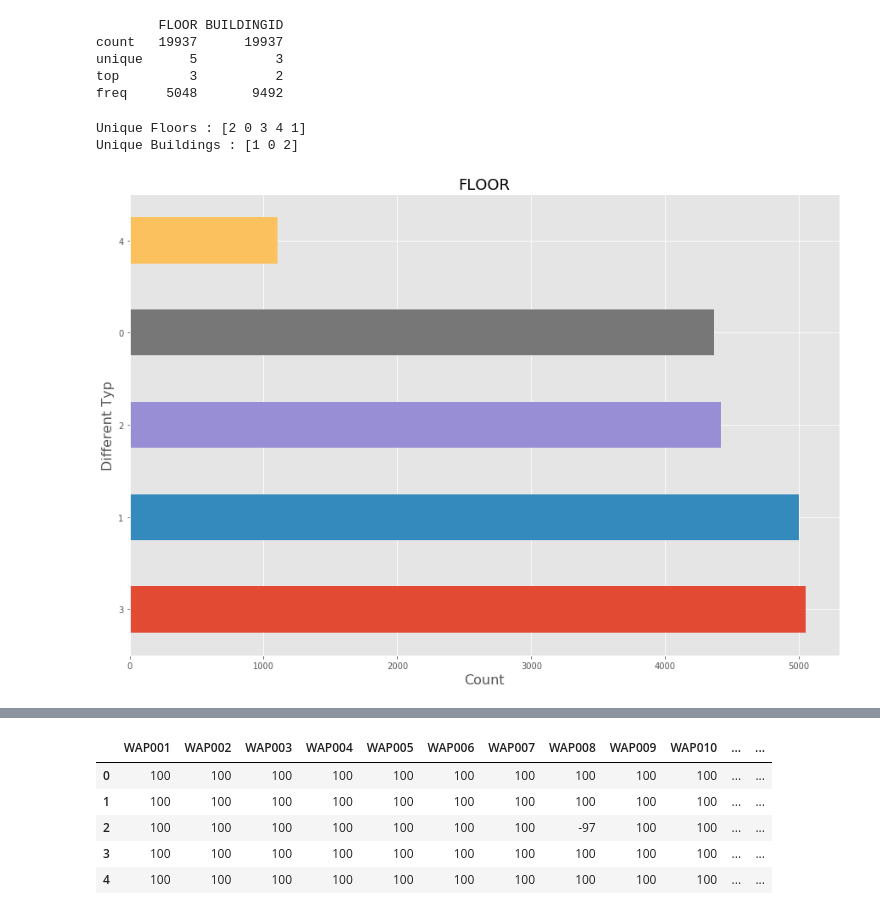
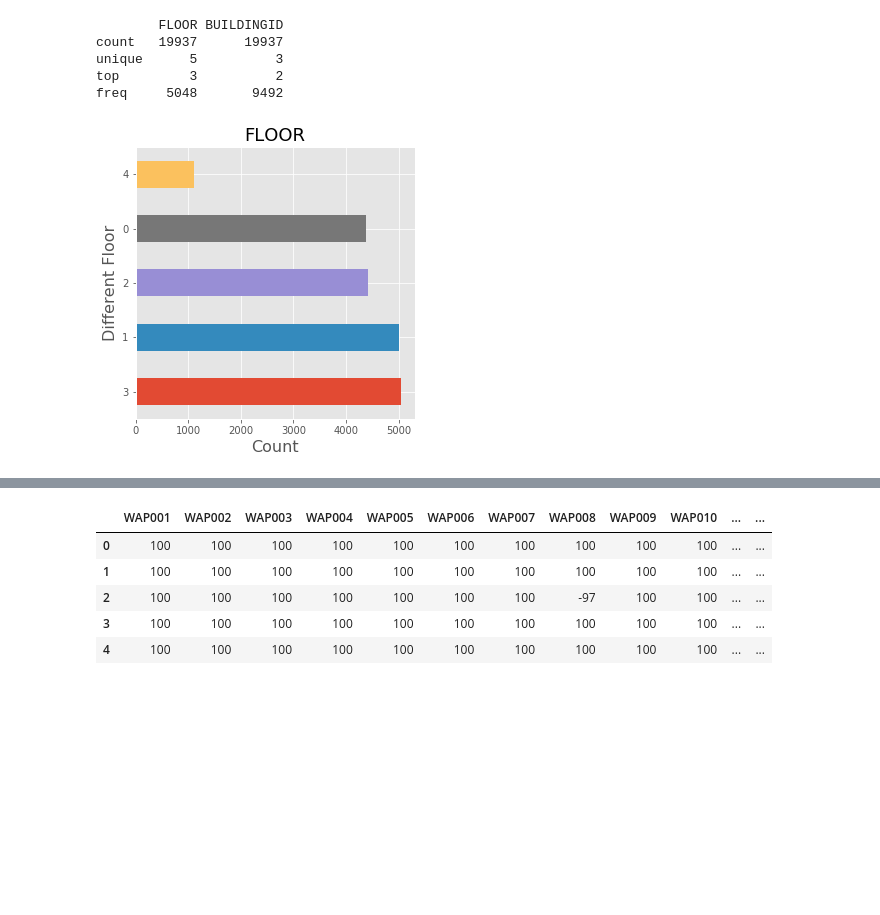
Before and after one commit to AndreasNehls/IoT_Analytics, a Jupyter notebook: python/IoT_preprocessing.ipynb, the cells around one changed output, grey strips where cells are left out. Cells and saved outputs as stored; diff of their text form; code cells hidden in the pictures; blank space fills up the shorter version.

```diff
--- a/python/IoT_preprocessing.ipynb
+++ b/python/IoT_preprocessing.ipynb
@@ -144,25 +133,20 @@ count   19937      19937
 unique      5          3
 top         3          2
 freq     5048       9492
-# %%
-FLOOR_uni = df_train["FLOOR"].unique()
-print('Unique Floors : {}'.format(FLOOR_uni))
-BUILDINGID_uni = df_train["BUILDINGID"].unique()
-print('Unique Buildings : {}'.format(BUILDINGID_uni))
-# %% [output]
-Unique Floors : [2 0 3 4 1]
-Unique Buildings : [1 0 2]
 # %%
+mpl.style.use('ggplot')
 FLOOR_count = df_train['FLOOR'].value_counts()
 
-FLOOR_count.plot(kind='barh', figsize=(15,10))
+FLOOR_count.plot(kind='barh', figsize=(5,5))
 plt.title('FLOOR', fontsize=18)
-plt.ylabel('Different Typ', fontsize=16)
+plt.ylabel('Different Floor', fontsize=16)
 plt.xlabel('Count', fontsize=16)
 
+plt.savefig('./image/01_Floor.png', bbox_inches='tight')
+
 plt.show()
 # %% [output]
-[figure, old version]
+[figure, new version]
 # %%
 BUILDINGID_count = df_train['BUILDINGID'].value_counts()
 
```
Also changed, not shown: parts of 52 cells of this notebook, 33 other files.
